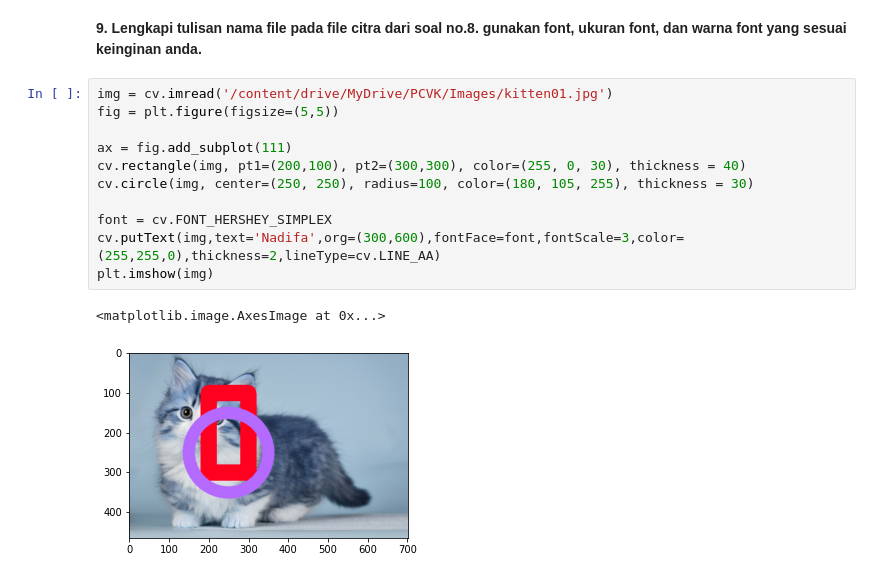
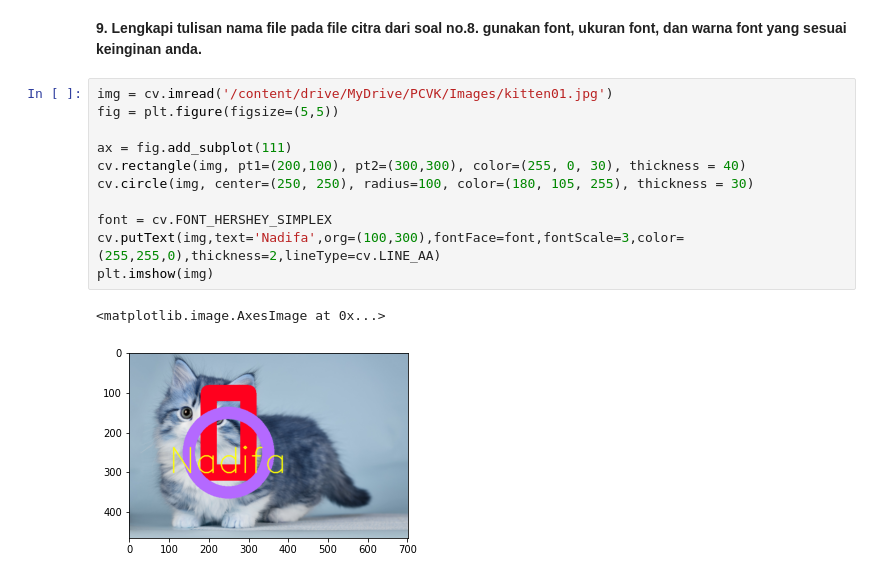
Before and after one commit to nadhifahlutfiyah/PCVK_GENAP_2023, a Jupyter notebook: Week2.ipynb, the cells around one changed output. Cells and saved outputs as stored; diff of their text form.

```diff
--- a/Week2.ipynb
+++ b/Week2.ipynb
@@ -220,14 +231,14 @@ ax.imshow(cv.cvtColor(img, cv.COLOR_BGR2RGB))
 # %%
 img = cv.imread('/content/drive/MyDrive/PCVK/Images/kitten01.jpg')
 fig = plt.figure(figsize=(5,5))
 
 ax = fig.add_subplot(111)
 cv.rectangle(img, pt1=(200,100), pt2=(300,300), color=(255, 0, 30), thickness = 40)
 cv.circle(img, center=(250, 250), radius=100, color=(180, 105, 255), thickness = 30)
 
 font = cv.FONT_HERSHEY_SIMPLEX
-cv.putText(img,text='Nadifa',org=(300,600),fontFace=font,fontScale=3,color=(255,255,0),thickness=2,lineType=cv.LINE_AA)
+cv.putText(img,text='Nadifa',org=(100,300),fontFace=font,fontScale=3,color=(255,255,0),thickness=2,lineType=cv.LINE_AA)
 plt.imshow(img)
 # %% [output]
 <matplotlib.image.AxesImage at 0x...>
-[figure, old version]
+[figure, new version]
```
Also changed, not shown: parts of 1 cell of this notebook.
